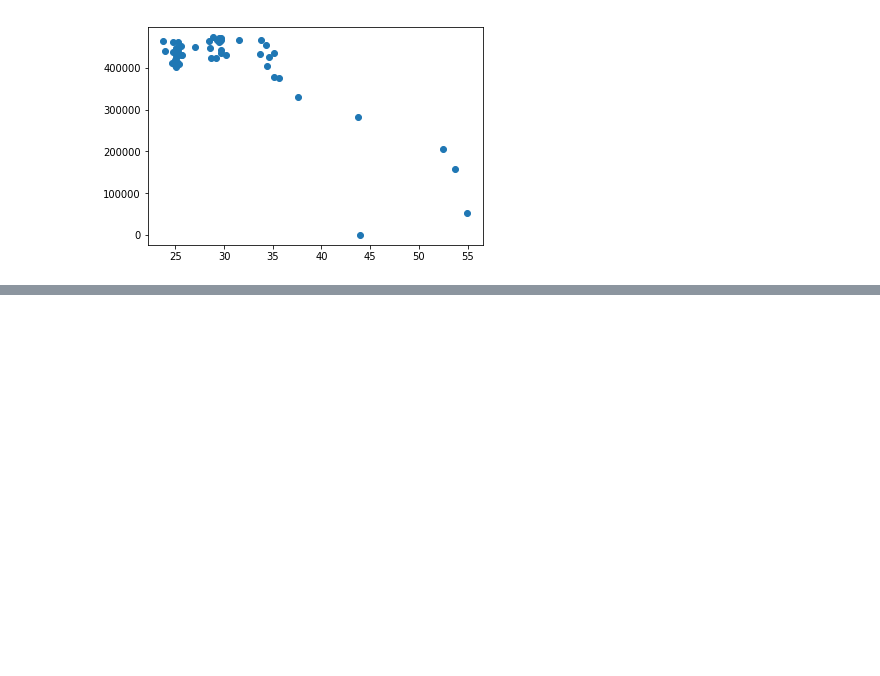
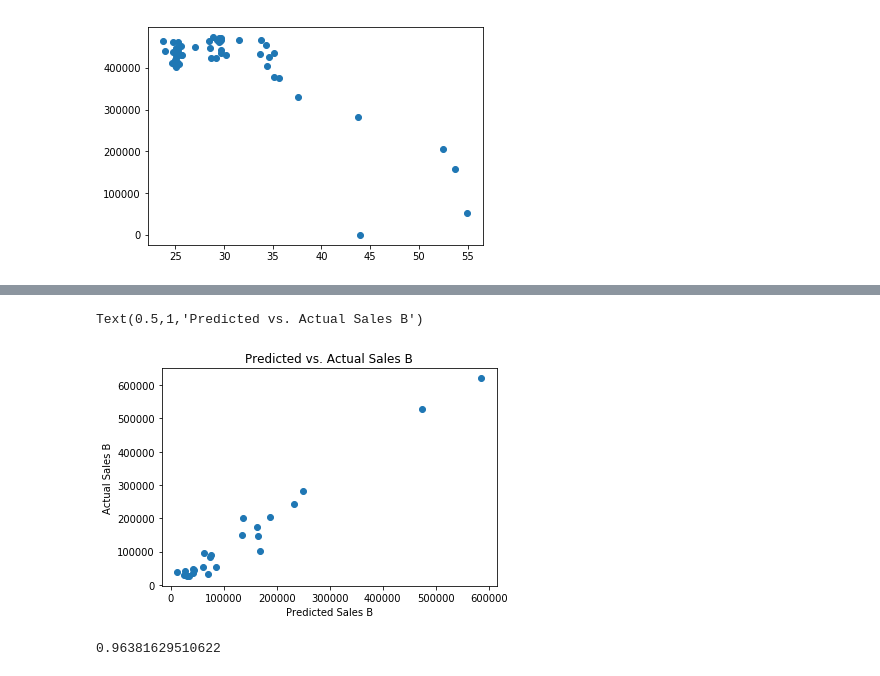
Before and after one commit to docligot/web-bootcamp-1, a Jupyter notebook: doc/python/Python Exercises.ipynb, the cells around one changed output, grey strips where cells are left out. Cells and saved outputs as stored; diff of their text form; code cells hidden in the pictures; blank space fills up the shorter version.

```diff
--- a/doc/python/Python Exercises.ipynb
+++ b/doc/python/Python Exercises.ipynb
@@ -242,0 +302,14 @@ plt.scatter(df.price_a, df.sales_a)
+# %%
+ind_var_test = test[['sales_a', 'price_a', 'price_b', 'ads_b', 'influencers_b']] # create test independent variables
+# %%
+plt.scatter(lm.predict(ind_var_test), test.sales_b) #visualize predicted vs. actual Y for the testing set
+plt.xlabel('Predicted Sales B')
+plt.ylabel('Actual Sales B')
+plt.title('Predicted vs. Actual Sales B')
+# %% [output]
+Text(0.5,1,'Predicted vs. Actual Sales B')
+[figure, added]
+# %%
+lm.score(ind_var_test, test.sales_b) # test fit (R2) for testing
+# %% [output]
+0.96381629510622
```
Also changed, not shown: parts of 27 cells of this notebook.
